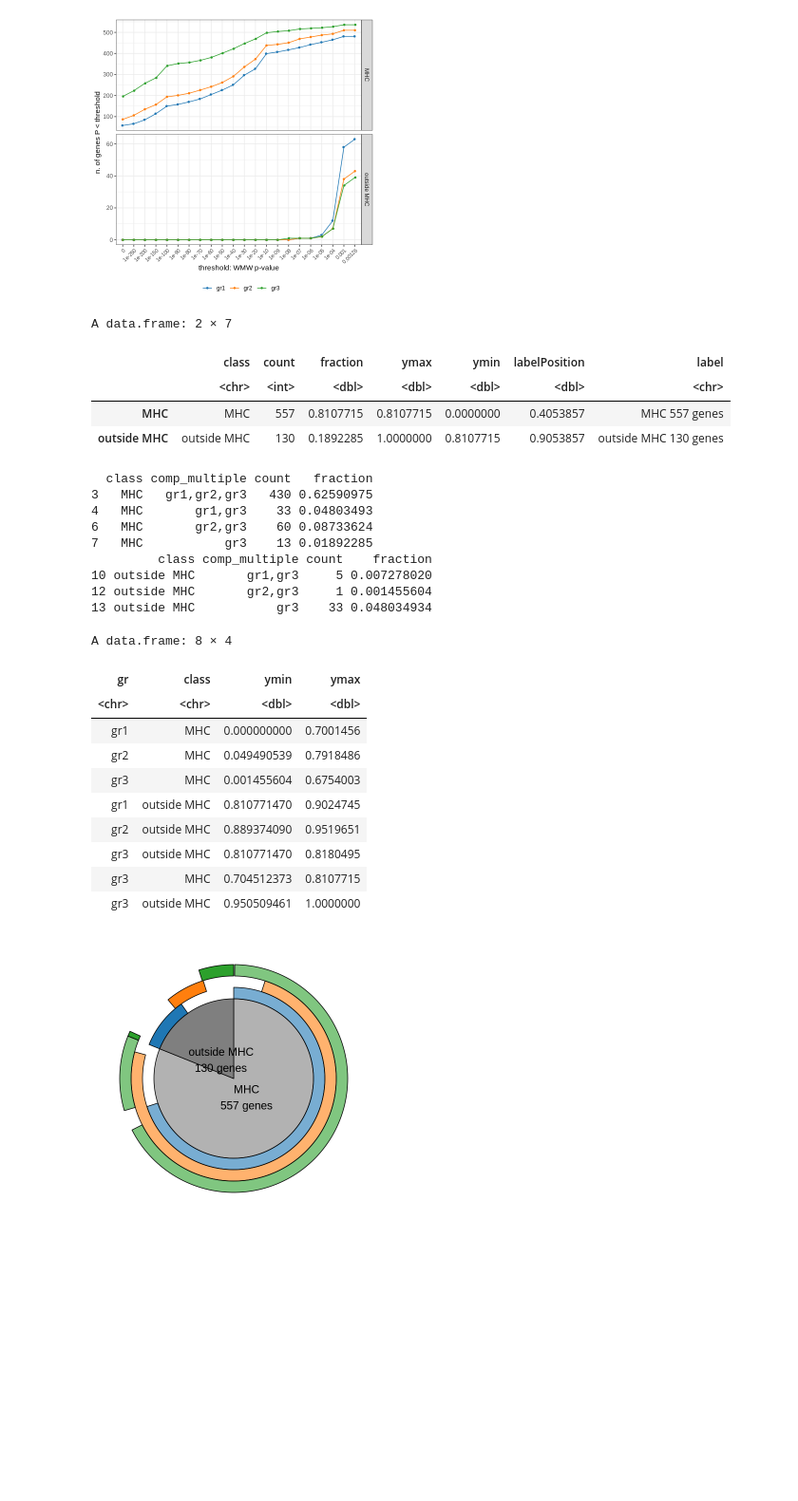
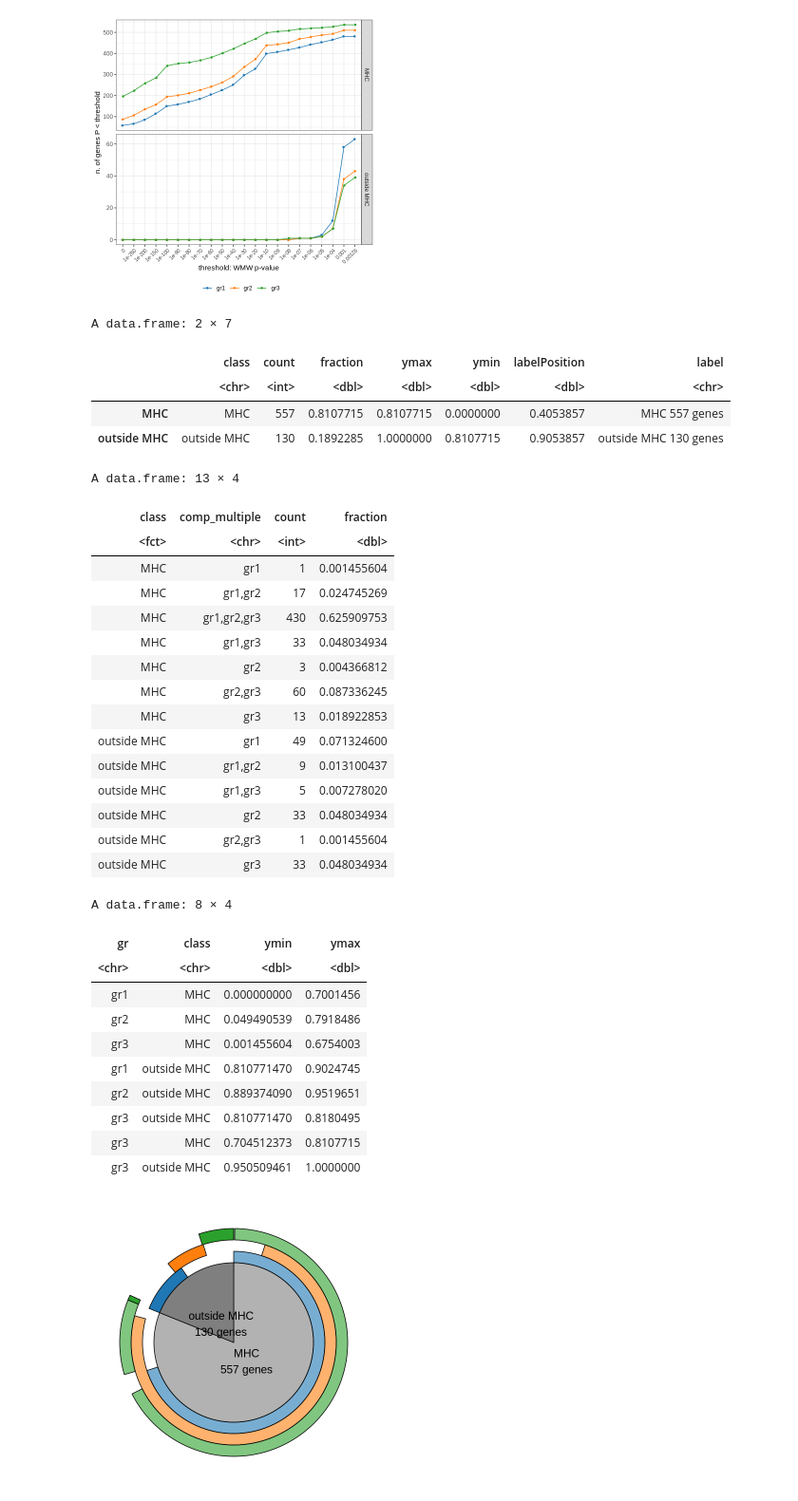
Before and after one commit to zillerlab/CASTom-iGEx, a Jupyter notebook: Figure_CASTom-iGEx_paper/SCZ_part2/Fig4.ipynb, the cells around one changed output. Shown at 95% size. Saved outputs shown, nothing was run; the diff lists cells and outputs as text; code cells hidden in the pictures; blank space fills up the shorter version.

Commit message:
add table count

```diff
--- a/Figure_CASTom-iGEx_paper/SCZ_part2/Fig4.ipynb
+++ b/Figure_CASTom-iGEx_paper/SCZ_part2/Fig4.ipynb
@@ -189,7 +193,7 @@ df_class_gr <- tscore_feat_sign_new %>%
     summarise(count = n(), .groups = 'drop')
 df_class_gr <- as.data.frame(df_class_gr)
 df_class_gr$fraction <- df_class_gr$count / sum(df_class_gr$count)
-
+df_class_gr
 df_class_gr_plot <- data.frame(gr = rep(sort(unique(tscore_feat_sign$comp)), 2),
                                class = unlist(lapply(class_genes, function(x) rep(x, length(unique(tscore_feat_sign$comp))))))
 
@@ -210,7 +214,6 @@ df_class_gr_plot$ymax[df_class_gr_plot$gr == 'gr2'] <- c(max1, max2) + df_class_
 # gr3
 for(i in class_genes){
     tmp <- df_class_gr[grepl('gr3',df_class_gr$comp_multiple) & df_class_gr$class == i,]
-    print(tmp)
     if('gr1,gr2,gr3' %in% tmp$comp_multiple & 'gr1,gr3' %in% tmp$comp_multiple){
         # start
         new_value <- df_class_gr_plot$ymin[df_class_gr_plot$gr == 'gr2' & df_class_gr_plot$class == i] - sum(df_class_gr$fraction[grepl('gr1,gr3',df_class_gr$comp_multiple) & df_class_gr$class == i])
@@ -219,53 +222,64 @@ for(i in class_genes){
         new_value <- df_class_gr_plot$ymin[df_class_gr_plot$gr == 'gr2' & df_class_gr_plot$class == i] + sum(df_class_gr$fraction[grepl('gr1,gr2,gr3',df_class_gr$comp_multiple) & df_class_gr$class == i])
         df_class_gr_plot$ymax[df_class_gr_plot$gr == 'gr3' & df_class_gr_plot$class == i] <- new_value
     }
     if((!'gr1,gr2,gr3' %in% tmp$comp_multiple) & 'gr1,gr3' %in% tmp$comp_multiple){
         # start
         new_value <- df_class_gr_plot$ymin[df_class_gr_plot$gr == 'gr1' & df_class_gr_plot$class == i]
         df_class_gr_plot$ymin[df_class_gr_plot$gr == 'gr3' & df_class_gr_plot$class == i] <- new_value
         # end
         new_value <- df_class_gr_plot$ymin[df_class_gr_plot$gr == 'gr1' & df_class_gr_plot$class == i] + sum(df_class_gr$fraction[grepl('gr1,gr3',df_class_gr$comp_multiple) & df_class_gr$class == i])
         df_class_gr_plot$ymax[df_class_gr_plot$gr == 'gr3' & df_class_gr_plot$class == i] <- new_value
     }
     if('gr2,gr3' %in% tmp$comp_multiple){
         new_row <- data.frame(gr = 'gr3', class = i)
         # start
         new_value <- df_class_gr_plot$ymax[df_class_gr_plot$gr == 'gr2' & df_class_gr_plot$class == i] - df_class_gr$fraction[df_class_gr$comp_multiple == 'gr2,gr3' & df_class_gr$class == i]
         new_row$ymin <- new_value
         # end
         new_value <- df_class$ymax[df_class$class == i]
         new_row$ymax <- new_value
         df_class_gr_plot <- rbind(df_class_gr_plot, new_row)
    }
 
 }
 df_class_gr_plot
+
+# save
+write.table(file = sprintf('%stscoreOriginal_%sCluster%s_perc_MHC_noMHC.txt',fold_out,type_cluster_data,type_cluster),
+           x = df_class_gr, col.names = T,row.names = F, sep = '\t', quote = F)
 # %% [output]
 A data.frame: 2 × 7
 |  | class | count | fraction | ymax | ymin | labelPosition | label |
 |  | <chr> | <int> | <dbl> | <dbl> | <dbl> | <dbl> | <chr> |
 | MHC | MHC | 557 | 0.8107715 | 0.8107715 | 0.0000000 | 0.4053857 | MHC 557 genes |
 | outside MHC | outside MHC | 130 | 0.1892285 | 1.0000000 | 0.8107715 | 0.9053857 | outside MHC 130 genes |
-  class comp_multiple count   fraction
-3   MHC   gr1,gr2,gr3   430 0.62590975
-4   MHC       gr1,gr3    33 0.04803493
-6   MHC       gr2,gr3    60 0.08733624
-7   MHC           gr3    13 0.01892285
-         class comp_multiple count    fraction
-10 outside MHC       gr1,gr3     5 0.007278020
-12 outside MHC       gr2,gr3     1 0.001455604
-13 outside MHC           gr3    33 0.048034934
+A data.frame: 13 × 4
+| class | comp_multiple | count | fraction |
+| <fct> | <chr> | <int> | <dbl> |
+| MHC | gr1 | 1 | 0.001455604 |
+| MHC | gr1,gr2 | 17 | 0.024745269 |
+| MHC | gr1,gr2,gr3 | 430 | 0.625909753 |
+| MHC | gr1,gr3 | 33 | 0.048034934 |
+| MHC | gr2 | 3 | 0.004366812 |
+| MHC | gr2,gr3 | 60 | 0.087336245 |
+| MHC | gr3 | 13 | 0.018922853 |
+| outside MHC | gr1 | 49 | 0.071324600 |
+| outside MHC | gr1,gr2 | 9 | 0.013100437 |
+| outside MHC | gr1,gr3 | 5 | 0.007278020 |
+| outside MHC | gr2 | 33 | 0.048034934 |
+| outside MHC | gr2,gr3 | 1 | 0.001455604 |
+| outside MHC | gr3 | 33 | 0.048034934 |
 A data.frame: 8 × 4
-| gr | class | ymin | ymax |
-| <chr> | <chr> | <dbl> | <dbl> |
-| gr1 | MHC | 0.000000000 | 0.7001456 |
-| gr2 | MHC | 0.049490539 | 0.7918486 |
-| gr3 | MHC | 0.001455604 | 0.6754003 |
-| gr1 | outside MHC | 0.810771470 | 0.9024745 |
-| gr2 | outside MHC | 0.889374090 | 0.9519651 |
-| gr3 | outside MHC | 0.810771470 | 0.8180495 |
-| gr3 | MHC | 0.704512373 | 0.8107715 |
-| gr3 | outside MHC | 0.950509461 | 1.0000000 |
+| gr | class | ymin | ymax |
+| <chr> | <chr> | <dbl> | <dbl> |
+| gr1 | MHC | 0.000000000 | 0.7001456 |
+| gr2 | MHC | 0.049490539 | 0.7918486 |
+| gr3 | MHC | 0.001455604 | 0.6754003 |
+| gr1 | outside MHC | 0.810771470 | 0.9024745 |
+| gr2 | outside MHC | 0.889374090 | 0.9519651 |
+| gr3 | outside MHC | 0.810771470 | 0.8180495 |
+| gr3 | MHC | 0.704512373 | 0.8107715 |
+| gr3 | outside MHC | 0.950509461 | 1.0000000 |
 # %%
 colors_gr <- pal_d3(palette = 'category20')(3)
 
```
Also changed, not shown: parts of 2 cells of this notebook, 4 other files.
